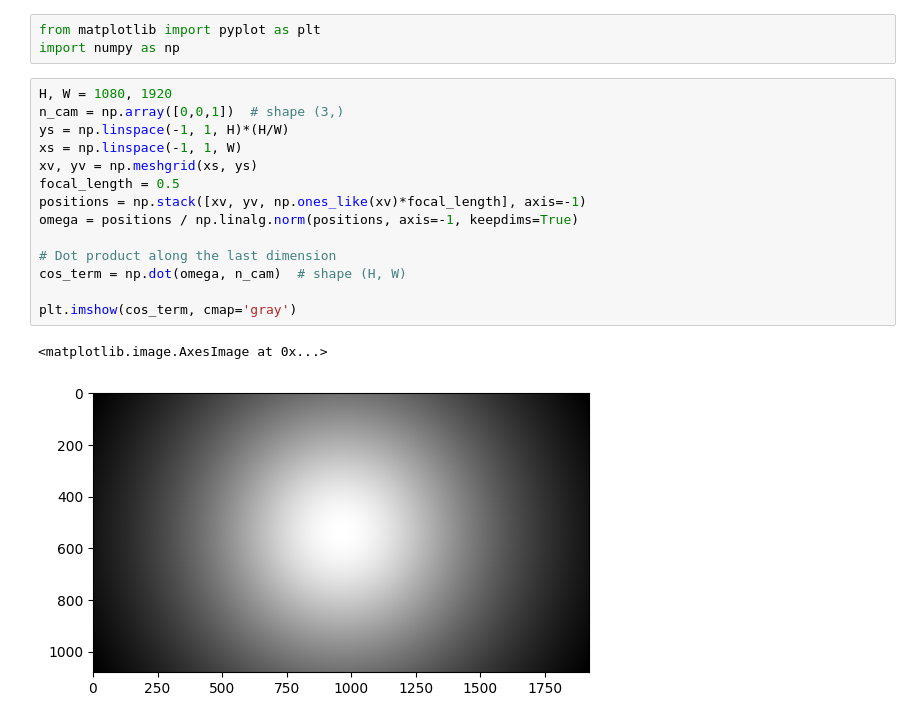
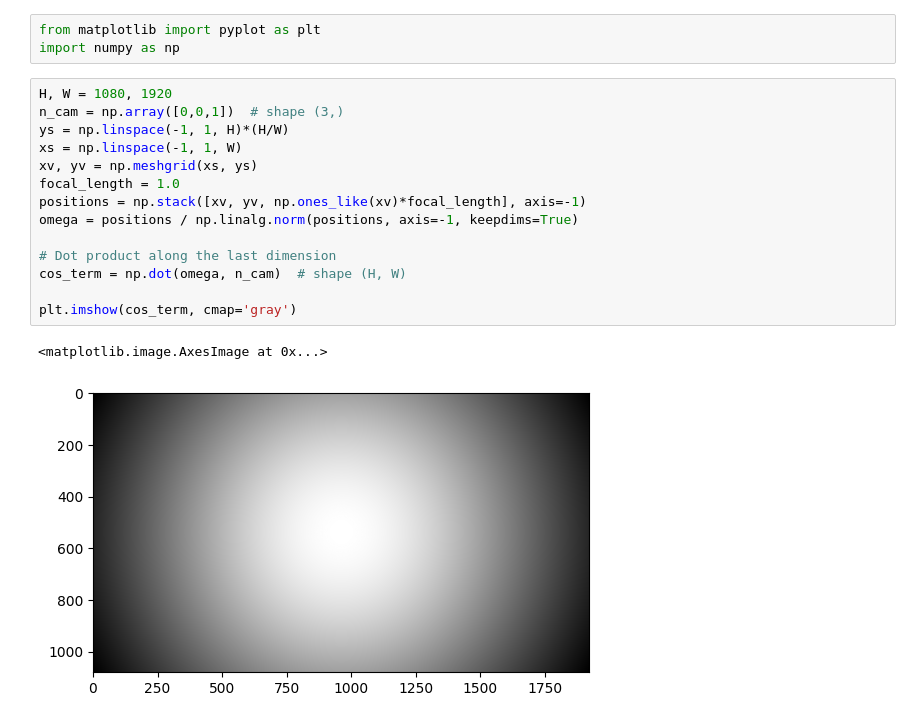
Before and after one commit to andrew-shc/psdr, a Jupyter notebook: misc/scripts/We_term.ipynb, the cells around one changed output. Cells and saved outputs as stored; diff of their text form.

```diff
--- a/misc/scripts/We_term.ipynb
+++ b/misc/scripts/We_term.ipynb
@@ -4,17 +4,17 @@ import numpy as np
 # %%
 H, W = 1080, 1920
 n_cam = np.array([0,0,1])  # shape (3,)
 ys = np.linspace(-1, 1, H)*(H/W)
 xs = np.linspace(-1, 1, W)
 xv, yv = np.meshgrid(xs, ys)
-focal_length = 0.5
+focal_length = 1.0
 positions = np.stack([xv, yv, np.ones_like(xv)*focal_length], axis=-1)
 omega = positions / np.linalg.norm(positions, axis=-1, keepdims=True)
 
 # Dot product along the last dimension
 cos_term = np.dot(omega, n_cam)  # shape (H, W)
 
 plt.imshow(cos_term, cmap='gray')
 # %% [output]
 <matplotlib.image.AxesImage at 0x...>
-[figure, old version]
+[figure, new version]
```
Also changed, not shown: 9 other files.
